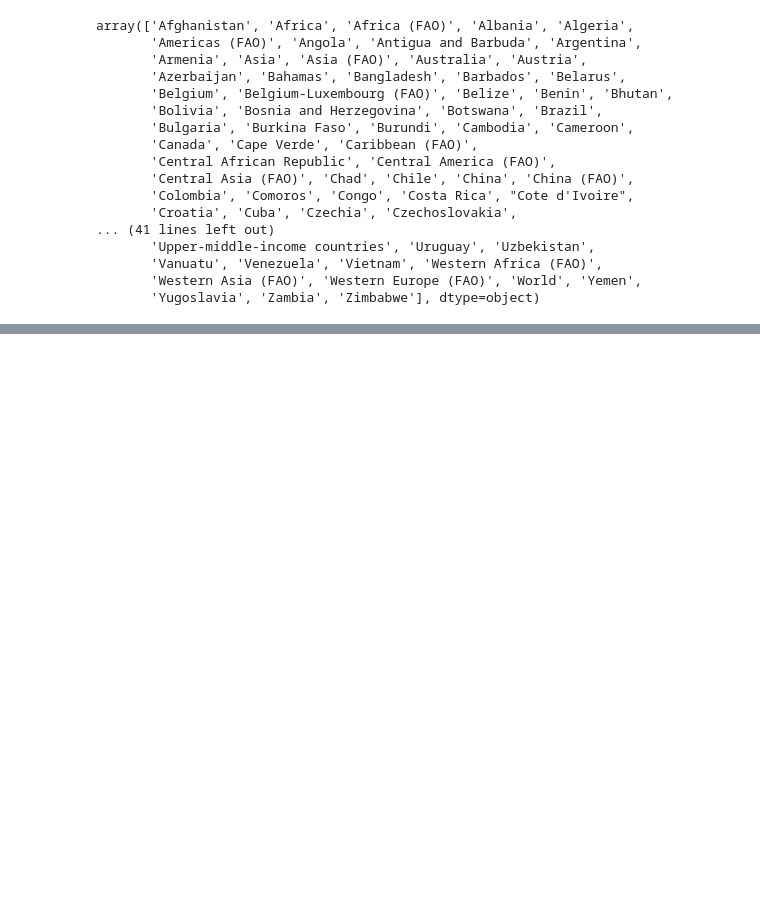
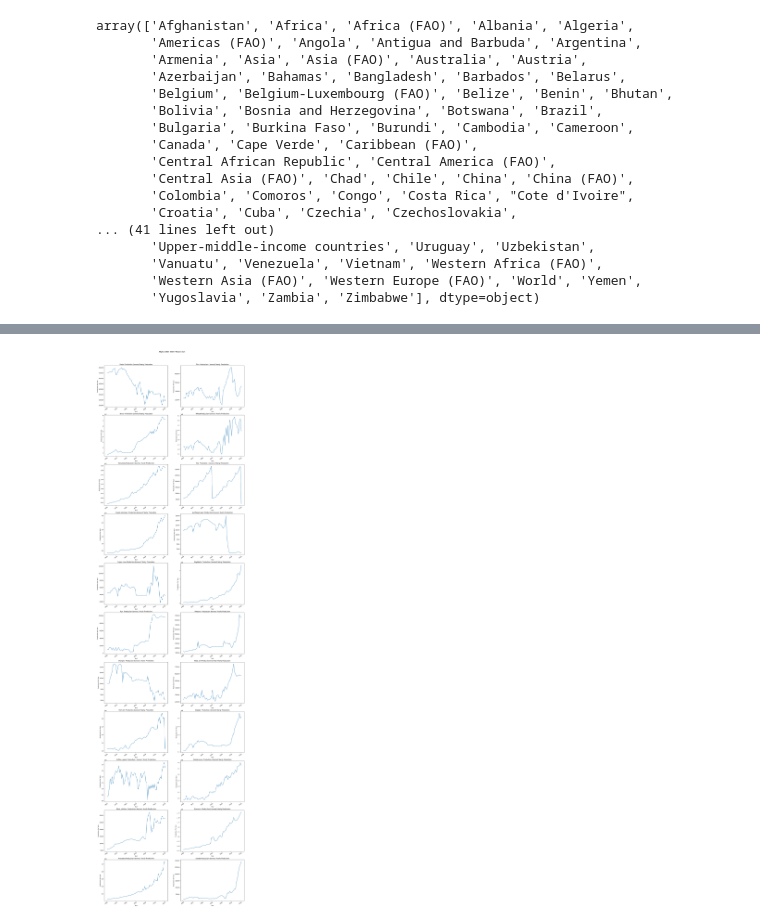
Before and after one commit to Tohbey/Data_Science_Tasks, a Jupyter notebook: EDA Task/World Food Production/world_food_production.ipynb, the cells around one changed output, grey strips where cells are left out. Saved outputs shown, nothing was run; the diff lists cells and outputs as text; code cells hidden in the pictures; blank space fills up the shorter version.

```diff
--- a/EDA Task/World Food Production/world_food_production.ipynb
+++ b/EDA Task/World Food Production/world_food_production.ipynb
@@ -157,0 +176,3 @@ country_production.head()
+# %%
+afghanistan_production = world_food_production_df[world_food_production_df['Entity'].str.contains('Afghanistan')]
+afghanistan_production
@@ -157,0 +193,18 @@ country_production.head()
+# %%
+num_rows = len(numerical_columns) // 2 + len(numerical_columns) % 2
+fig, axes = plt.subplots(num_rows, 2, figsize=(20, 7 * num_rows))
+for i, col in enumerate(numerical_columns):
+    r = i // 2
+    c = i % 2  # Corrected indexing here
+    sns.lineplot(x='Year', y=afghanistan_production[col], data=yearly_production, ax=axes[r, c])  # Specify the axes parameter
+    axes[r, c].set_ylabel("Production Per Year")
+    axes[r, c].set_xlabel("Year")
+    axes[r, c].tick_params(axis='x',rotation=30)
+    axes[r, c].set_title(f"{col} Yearly Production")
+
+if len(numerical_columns) % 2 != 0:
+    fig.delaxes(axes[-1, -1])
+fig.text(0.5, 0.9, "Afghanistan Yearly Production", va="center", ha="center", fontsize=14)
+plt.show()
+# %% [output]
+[figure, added]
```
Also changed, not shown: parts of 6 cells of this notebook, 5 other files.
